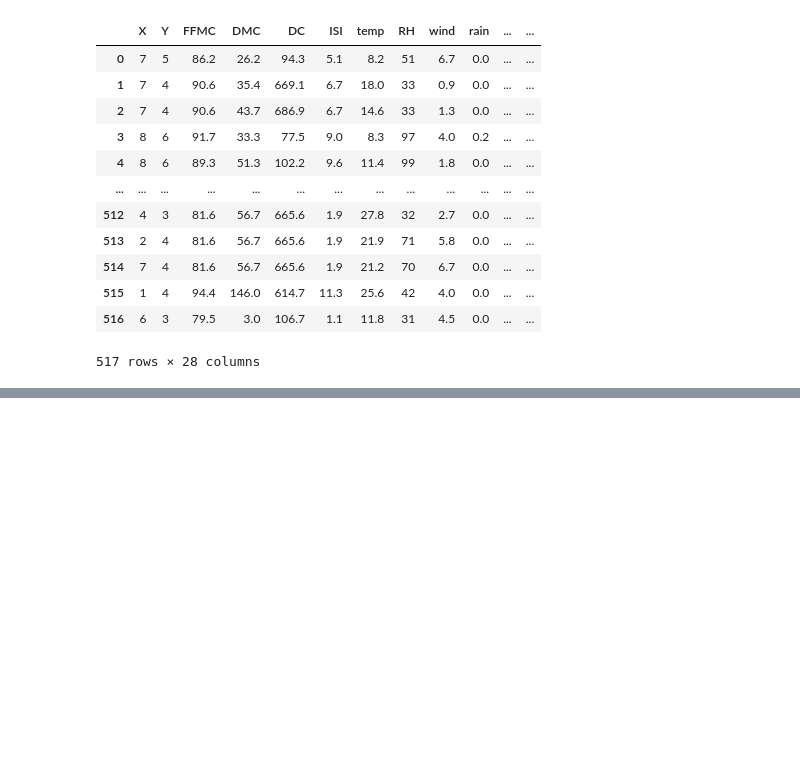
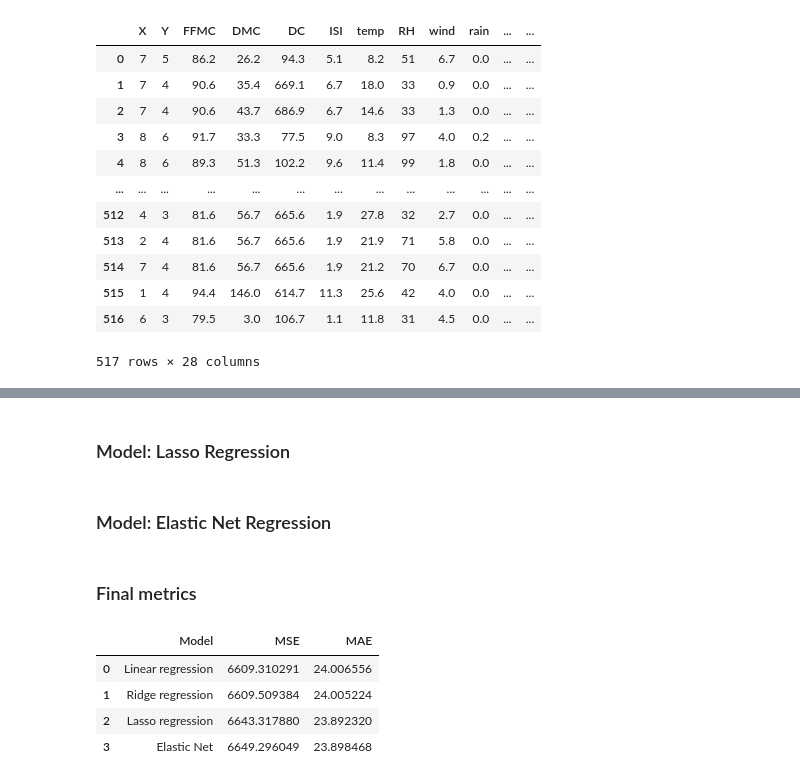
Before and after one commit to timpdotd/LabIAGI_1950722, a Jupyter notebook: Esercitazione_5/Linear_Regression_1950722.ipynb, the cells around one changed output, grey strips where cells are left out. Cells and saved outputs as stored; diff of their text form; code cells hidden in the pictures; blank space fills up the shorter version.

```diff
--- a/Esercitazione_5/Linear_Regression_1950722.ipynb
+++ b/Esercitazione_5/Linear_Regression_1950722.ipynb
@@ -704,0 +767,2 @@ df_cat_dummy
+# %%
+compare_performances = pd.DataFrame(columns=['Model', 'MSE', 'MAE'])
@@ -704,0 +788,50 @@ df_cat_dummy
+# %%
+model = Ridge(copy_X = True).fit(X_train, y_train)
+
+y_pred = model.predict(X_test)
+
+mse = mean_squared_error(y_test, y_pred) #mse
+mae = mean_absolute_error(y_test, y_pred) #mae
+intercept = model.intercept_  # Intercept term
+coefficients = model.coef_  # Slope coefficients
+
+model_results = pd.DataFrame({'Model': ['Ridge regression'], 'MSE': [mse], 'MAE': [mae]})
+compare_performances = pd.concat([compare_performances, model_results], ignore_index=True)
+# %% [markdown]
+### Model: Lasso Regression
+# %%
+model = Lasso(copy_X = True).fit(X_train, y_train)
+
+y_pred = model.predict(X_test)
+
+mse = mean_squared_error(y_test, y_pred) #mse
+mae = mean_absolute_error(y_test, y_pred) #mae
+intercept = model.intercept_  # Intercept term
+coefficients = model.coef_  # Slope coefficients
+
+model_results = pd.DataFrame({'Model': ['Lasso regression'], 'MSE': [mse], 'MAE': [mae]})
+compare_performances = pd.concat([compare_performances, model_results], ignore_index=True)
+# %% [markdown]
+### Model: Elastic Net Regression
+# %%
+model = ElasticNet(copy_X = True).fit(X_train, y_train)
+
+y_pred = model.predict(X_test)
+
+mse = mean_squared_error(y_test, y_pred) #mse
+mae = mean_absolute_error(y_test, y_pred) #mae
+intercept = model.intercept_  # Intercept term
+coefficients = model.coef_  # Slope coefficients
+
+model_results = pd.DataFrame({'Model': ['Elastic Net'], 'MSE': [mse], 'MAE': [mae]})
+compare_performances = pd.concat([compare_performances, model_results], ignore_index=True)
+# %% [markdown]
+### Final metrics
+# %%
+compare_performances
+# %% [output]
+|  | Model | MSE | MAE |
+| 0 | Linear regression | 6609.310291 | 24.006556 |
+| 1 | Ridge regression | 6609.509384 | 24.005224 |
+| 2 | Lasso regression | 6643.317880 | 23.892320 |
+| 3 | Elastic Net | 6649.296049 | 23.898468 |
```
Also changed, not shown: parts of 20 cells of this notebook.
